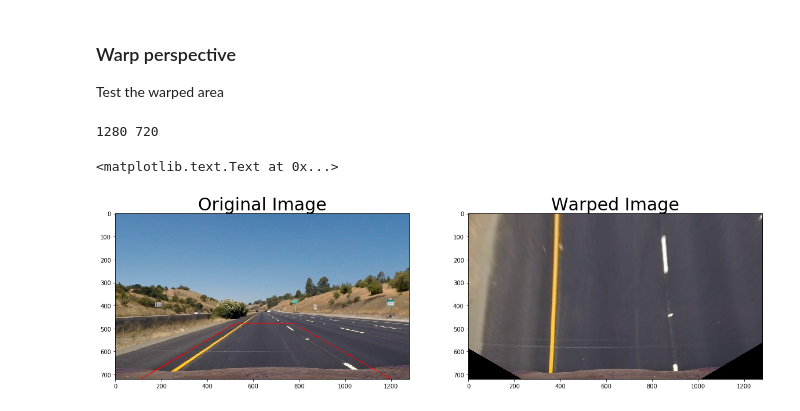
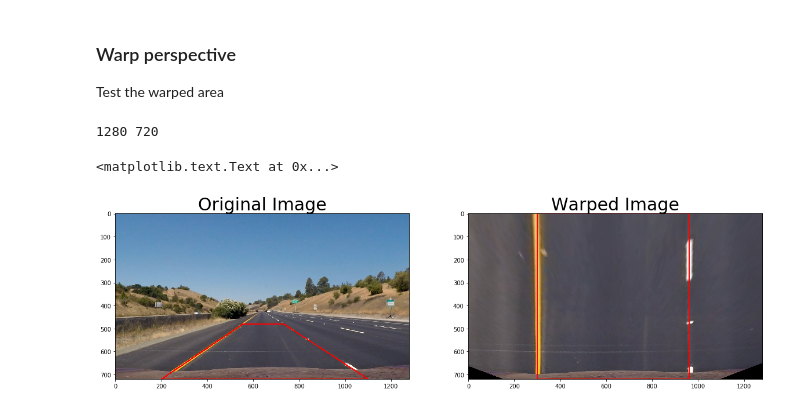
Before and after one commit to gcjyzdd/SDC-P4, a Jupyter notebook: AdvancedLanelineDetection.ipynb, the cells around one changed output. Cells and saved outputs as stored; diff of their text form; code cells hidden in the pictures.

```diff
--- a/AdvancedLanelineDetection.ipynb
+++ b/AdvancedLanelineDetection.ipynb
@@ -227,29 +227,36 @@ Test the warped area
 # %%
 height = combined_binary.shape[0]
 width = combined_binary.shape[1]
 print(width, height)
 
 
 # Set the view of perspective
-pts_list = [[110,height],[520, 480], [780,480], [1200,height]]
+pts_list = [[200,height],[555, 480], [732,480], [1100,height]]
+pts_list_dst = [[300,height],[300,0],[960,0],[960,height]]
 pts = np.array(pts_list, np.int32)
 pts = pts.reshape((-1,1,2))
 tmp = np.copy(img)
+
 # Draw the ROI on the image
-cv2.polylines(tmp,[pts],True,(255,0,0), thickness=2)
+cv2.polylines(tmp,[pts],True,(255,0,0), thickness=3)
 
-points_src = np.float32([pts_list])
-points_dst = np.float32([[300,height],[300,0],[960,0],[960,height]])
+points_src = np.float32(pts_list)
+points_dst = np.float32(pts_list_dst)
 
 M = cv2.getPerspectiveTransform(points_src, points_dst)
 warped = cv2.warpPerspective(img, M, (width, height))
+
+pts_dst = np.array(pts_list_dst, np.int32)
+pts_dst = pts_dst.reshape((-1,1,2))
+
+cv2.polylines(warped,[pts_dst],True,(255,0,0), thickness=3)
 
 f, (ax1, ax2) = plt.subplots(1, 2, figsize=(20,10))
 ax1.imshow(tmp)
 ax1.set_title('Original Image', fontsize=30)
 ax2.imshow(warped)
 ax2.set_title('Warped Image', fontsize=30)
 # %% [output]
 1280 720
 <matplotlib.text.Text at 0x...>
-[figure, old version]
+[figure, new version]
```
Also changed, not shown: 1 other file.
